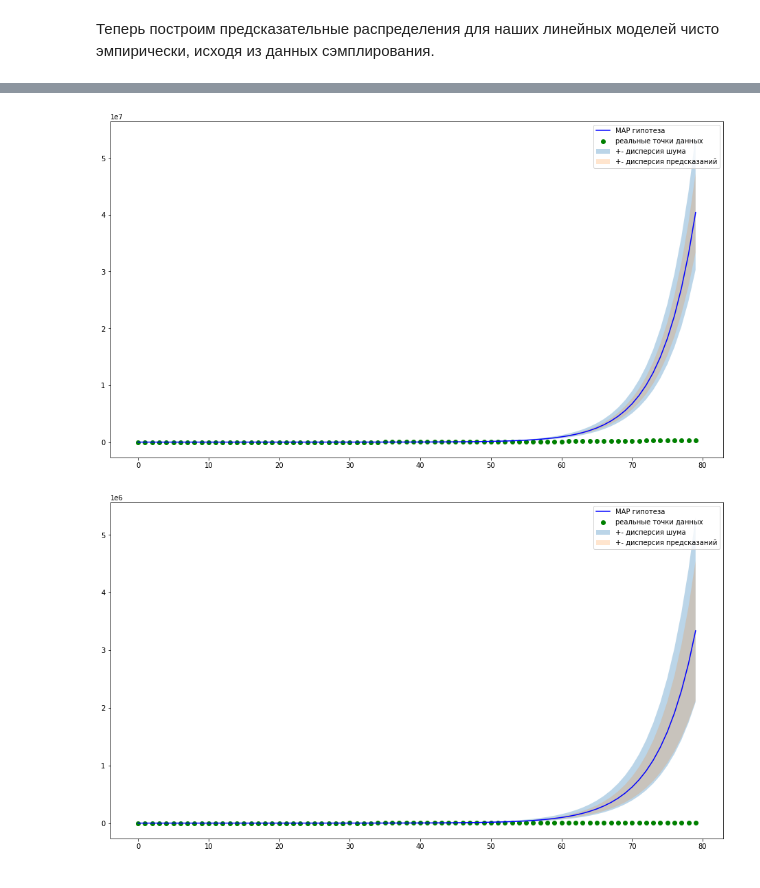
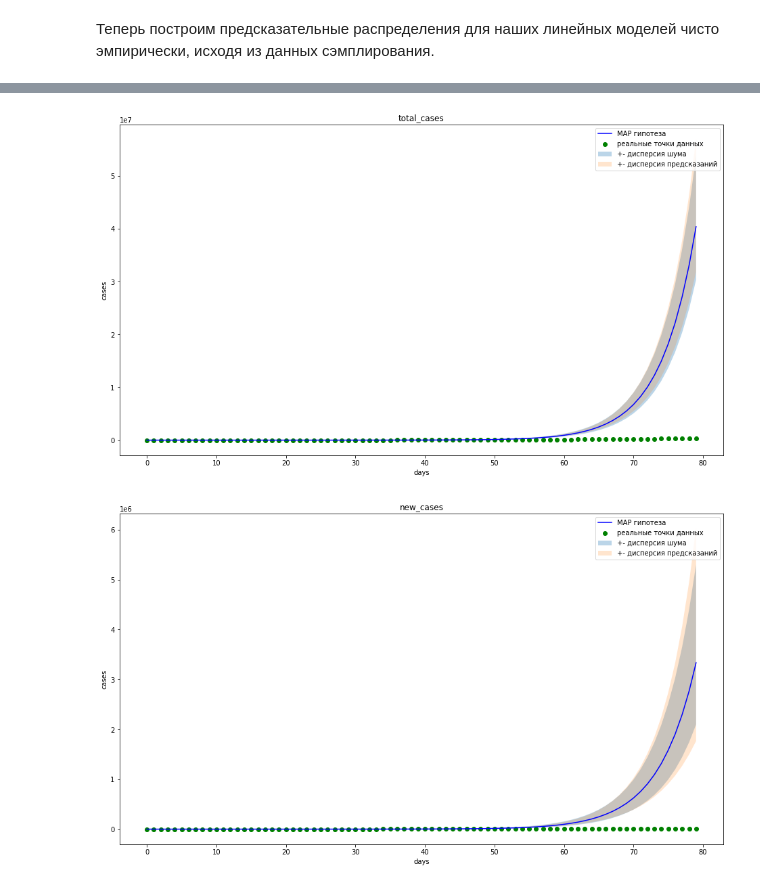
Before and after one commit to maxima1ist/made-advanced-ml-2022-hw, a Jupyter notebook: hw-1/linear_regression.ipynb, the cells around one changed output, grey strips where cells are left out. Drawn from its saved outputs; the diff is of its cells as text; code cells hidden in the pictures.

```diff
--- a/hw-1/linear_regression.ipynb
+++ b/hw-1/linear_regression.ipynb
@@ -235,3 +267,7 @@ for target in targets:
                                     i, train_target_log[target].iloc[i],
                                     maes[target])
     mu_sigma[target] = (mu, sigma)
+# %%
+for target in targets:
+    print(target)
+    print(mu_sigma[target])
@@ -362,9 +405,11 @@ for target in targets:
 # %% [markdown]
 Теперь построим предсказательные распределения для наших линейных моделей чисто эмпирически, исходя из данных сэмплирования.
 # %%
-def plot_predictions_lines(xs, ys, mu, mae, samples):
+def plot_predictions_lines(xs, ys, mu, mae, samples,
+                           title=None, xlabel=None, ylabel=None):
     fig = plt.figure(figsize=(16, 9))
     ax = fig.add_subplot()
+
     ax.scatter(xs, ys, color="green", label="реальные точки данных")
     ax.plot(xs, mu[0] + mu[1] * np.array(xs),
             color="blue", label="MAP гипотеза")
@@ -376,7 +421,14 @@ def plot_predictions_lines(xs, ys, mu, mae, samples):
                     np.mean(samples, axis=0) - np.std(samples, axis=0),
                     np.mean(samples, axis=0) + np.std(samples, axis=0),
                     alpha=.2, label="+- дисперсия предсказаний")
-    ax.scatter(xs, ys, marker='*', s=200)
+
+    if title:
+        plt.title(title)
+    if xlabel:
+        plt.xlabel(xlabel)
+    if ylabel:
+        plt.ylabel(ylabel)
+
     ax.legend()
 # %%
 for target in targets:
@@ -384,5 +436,8 @@ for target in targets:
                            train_target_log[target].append(test_target_log[target]),
                            mu_sigma[target][0],
                            maes[target],
-                           samples[target])
+                           samples[target],
+                           target,
+                           "days",
+                           "cases")
 # %% [output]
@@ -391,5 +448,6 @@ for target in targets:
 # %%
-def plot_predictions_exp(xs, ys, mu, mae, samples):
+def plot_predictions_exp(xs, ys, mu, mae, samples,
+                         title=None, xlabel=None, ylabel=None):
     new_samples = []
     for sample in samples:
         sample = [math.exp(value) for value in sample]
@@ -397,25 +455,37 @@ def plot_predictions_exp(xs, ys, mu, mae, samples):
 
     fig = plt.figure(figsize=(16, 9))
     ax = fig.add_subplot()
+
     ax.scatter(xs, ys, color="green", label="реальные точки данных")
     ax.plot(xs, np.exp(mu[0] + mu[1] * np.array(xs)),
             color="blue", label="MAP гипотеза")
     ax.fill_between(xs,
-                    np.exp(mu[0] + mu[1] * np.array(xs) - mae),
-                    np.exp(mu[0] + mu[1] * np.array(xs) + mae),
+                    np.exp(mu[0] + mu[1] * np.array(xs) - mae), # not sure
+                    np.exp(mu[0] + mu[1] * np.array(xs) + mae), # not sure
                     alpha=.3, label="+- дисперсия шума")
     ax.fill_between(xs,
                     np.mean(new_samples, axis=0) - np.std(new_samples, axis=0),
                     np.mean(new_samples, axis=0) + np.std(new_samples, axis=0),
                     alpha=.2, label="+- дисперсия предсказаний")
+
+    if title:
+        plt.title(title)
+    if xlabel:
+        plt.xlabel(xlabel)
+    if ylabel:
+        plt.ylabel(ylabel)
+
     ax.legend()
 # %%
 for target in targets:
     plot_predictions_exp(days,
                          train_target[target].append(test_target[target]),
                          mu_sigma[target][0],
                          maes[target],
-                         samples[target])
+                         samples[target],
+                         target,
+                         "days",
+                         "cases")
 # %% [output]
-[figure, old version]
+[figure, new version]
-[figure, old version]
+[figure, new version]
```
Also changed, not shown: parts of 20 cells of this notebook, 1 other file.
